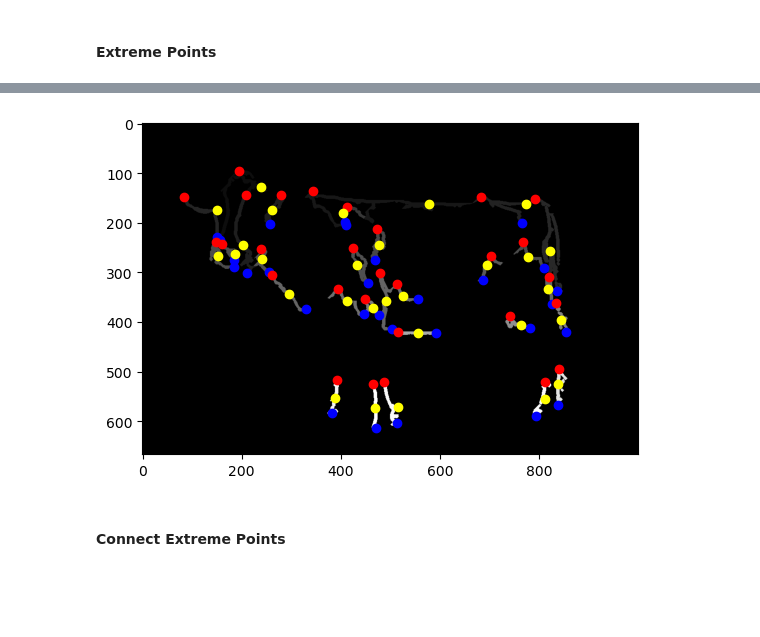
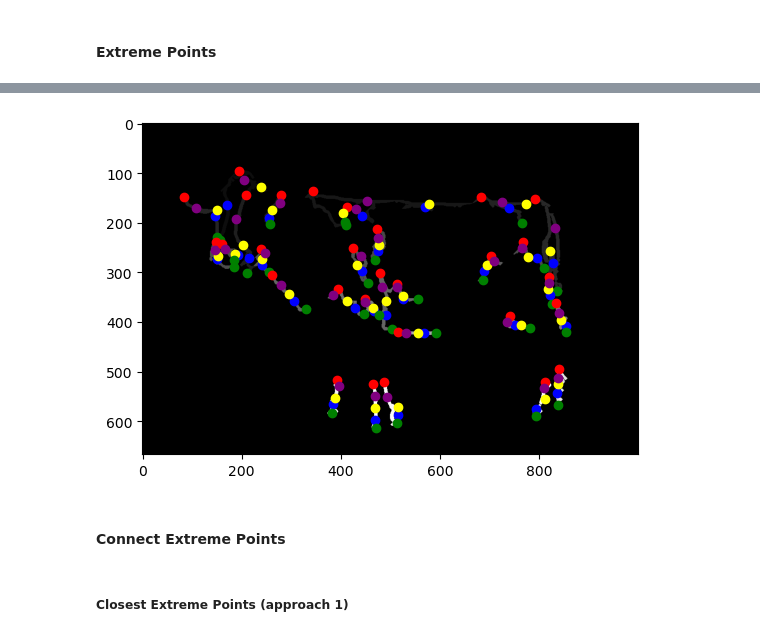
Before and after one commit to jon-mun/cow-segmentation, a Jupyter notebook: edge.ipynb, the cells around one changed output, grey strips where cells are left out. Drawn from its saved outputs; the diff is of its cells as text; code cells hidden in the pictures; blank space fills up the shorter version.

```diff
--- a/edge.ipynb
+++ b/edge.ipynb
@@ -614,24 +601,26 @@ for label, info in extreme_points.items():
 # %%
 import matplotlib.pyplot as plt
 
 def plot_extreme_points(label_matrix, extreme_points):
     plt.imshow(label_matrix, cmap='gray')  # Display the label matrix
 
     for label, info in extreme_points.items():
         coordinates = info['coordinates']
         plt.scatter(coordinates[0][1], coordinates[0][0], color='red', marker='o')
         plt.scatter(coordinates[1][1], coordinates[1][0], color='blue', marker='o')
         plt.scatter(coordinates[2][1], coordinates[2][0], color='yellow', marker='o')
-        # plt.scatter(coordinates[3][1], coordinates[3][0], color='green', marker='o')
-        # plt.scatter(coordinates[4][1], coordinates[4][0], color='purple', marker='o')
+        plt.scatter(coordinates[3][1], coordinates[3][0], color='green', marker='o')
+        plt.scatter(coordinates[4][1], coordinates[4][0], color='purple', marker='o')
     plt.show()
 
 # Assuming you have the label_matrix and extreme_points dictionary
 plot_extreme_points(clean_label_matrix, extreme_points)
 # %% [output]
-[figure, old version]
+[figure, new version]
 # %% [markdown]
 #### Connect Extreme Points
+# %% [markdown]
+##### Closest Extreme Points (approach 1)
 # %%
 def calculate_distance(point1: tuple, point2: tuple): # pythagoras theorem
     return ((point1[0] - point2[0]) ** 2 + (point1[1] - point2[1]) ** 2) ** .5
```
Also changed, not shown: parts of 16 cells of this notebook, 2 other files.
